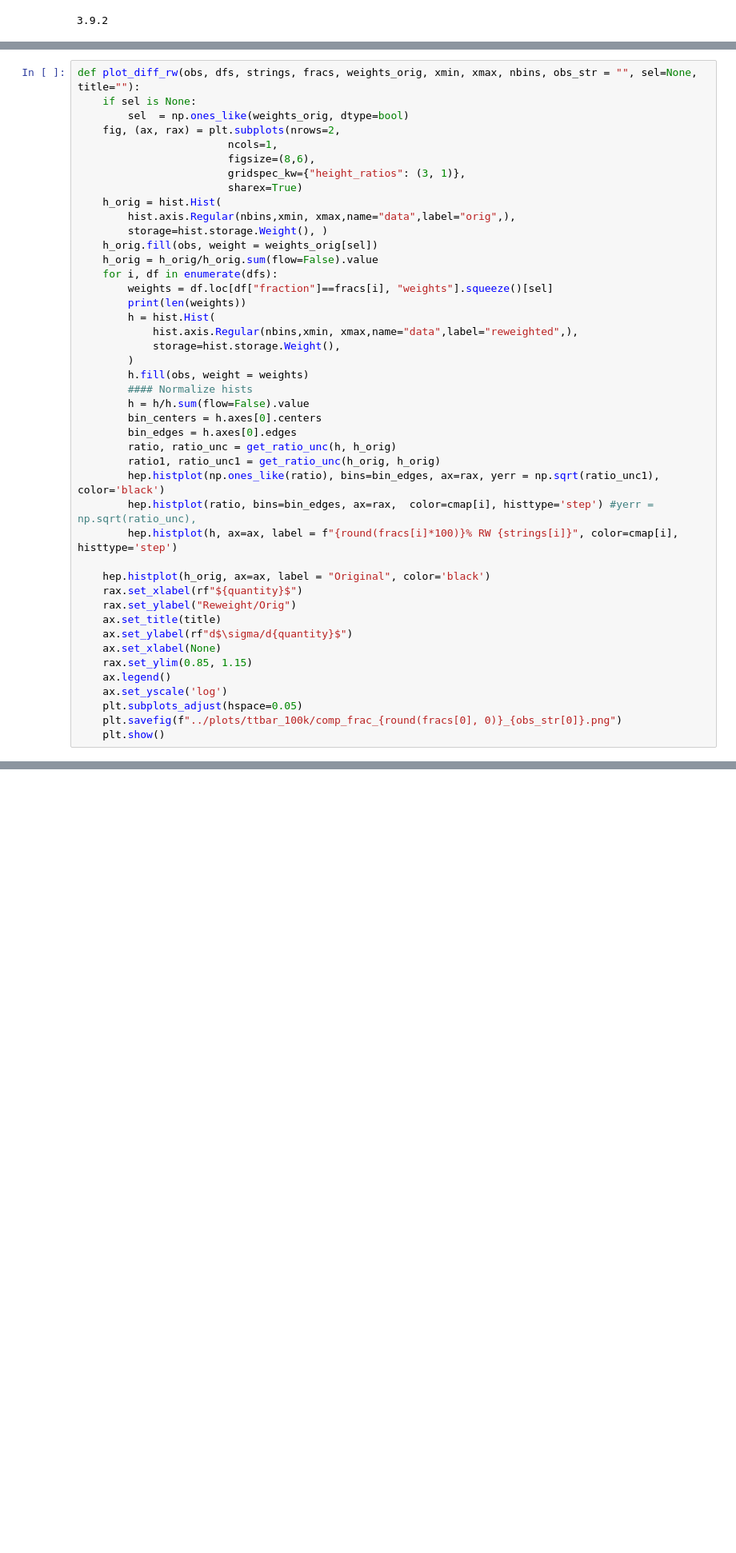
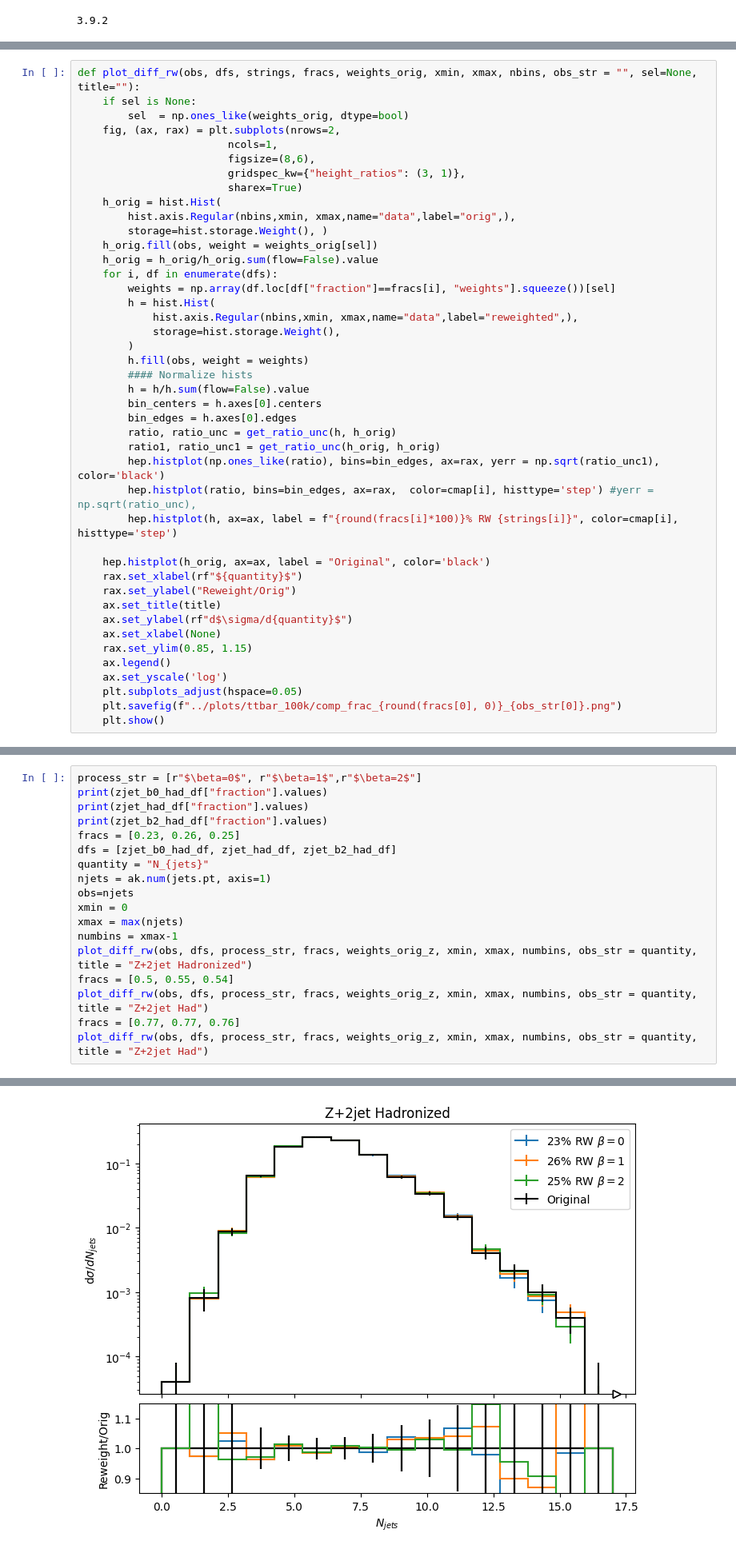
Before and after one commit to leblanc-lab/ot-cres, a Jupyter notebook: cell_reweighting_scripts/plot_ttbar_otherSamp.ipynb, the cells around one changed output, grey strips where cells are left out. Shown at 80% size. Saved outputs shown, nothing was run; the diff lists cells and outputs as text; blank space fills up the shorter version.

```diff
--- a/cell_reweighting_scripts/plot_ttbar_otherSamp.ipynb
+++ b/cell_reweighting_scripts/plot_ttbar_otherSamp.ipynb
@@ -230,8 +396,7 @@ def plot_diff_rw(obs, dfs, strings, fracs, weights_orig, xmin, xmax, nbins, obs_
     h_orig.fill(obs, weight = weights_orig[sel])
     h_orig = h_orig/h_orig.sum(flow=False).value
     for i, df in enumerate(dfs):
-        weights = df.loc[df["fraction"]==fracs[i], "weights"].squeeze()[sel]
-        print(len(weights))
+        weights = np.array(df.loc[df["fraction"]==fracs[i], "weights"].squeeze())[sel]
         h = hist.Hist(
             hist.axis.Regular(nbins,xmin, xmax,name="data",label="reweighted",),
             storage=hist.storage.Weight(),
@@ -311,3 +476,22 @@ def plot_same_rw_all(obs, df, weights_orig, numbins, xmin, xmax, obs_str = "", s
     plt.subplots_adjust(hspace=0.05)
     plt.savefig(f"../plots/ttbar_100k/comp_{title}_{quantity[0]}.png")
     plt.show()
+# %%
+process_str = [r"$\beta=0$", r"$\beta=1$",r"$\beta=2$"]
+print(zjet_b0_had_df["fraction"].values)
+print(zjet_had_df["fraction"].values)
+print(zjet_b2_had_df["fraction"].values)
+fracs = [0.23, 0.26, 0.25]
+dfs = [zjet_b0_had_df, zjet_had_df, zjet_b2_had_df]
+quantity = "N_{jets}"
+njets = ak.num(jets.pt, axis=1)
+obs=njets
+xmin = 0
+xmax = max(njets)
+numbins = xmax-1
+plot_diff_rw(obs, dfs, process_str, fracs, weights_orig_z, xmin, xmax, numbins, obs_str = quantity, title = "Z+2jet Hadronized")
+fracs = [0.5, 0.55, 0.54]
+plot_diff_rw(obs, dfs, process_str, fracs, weights_orig_z, xmin, xmax, numbins, obs_str = quantity, title = "Z+2jet Had")
+fracs = [0.77, 0.77, 0.76]
+plot_diff_rw(obs, dfs, process_str, fracs, weights_orig_z, xmin, xmax, numbins, obs_str = quantity, title = "Z+2jet Had")
+# %% [output]
@@ -313,0 +504 @@ def plot_same_rw_all(obs, df, weights_orig, numbins, xmin, xmax, obs_str = "", s
+[figure, added]
```
Also changed, not shown: parts of 18 cells of this notebook, 1 other file.
